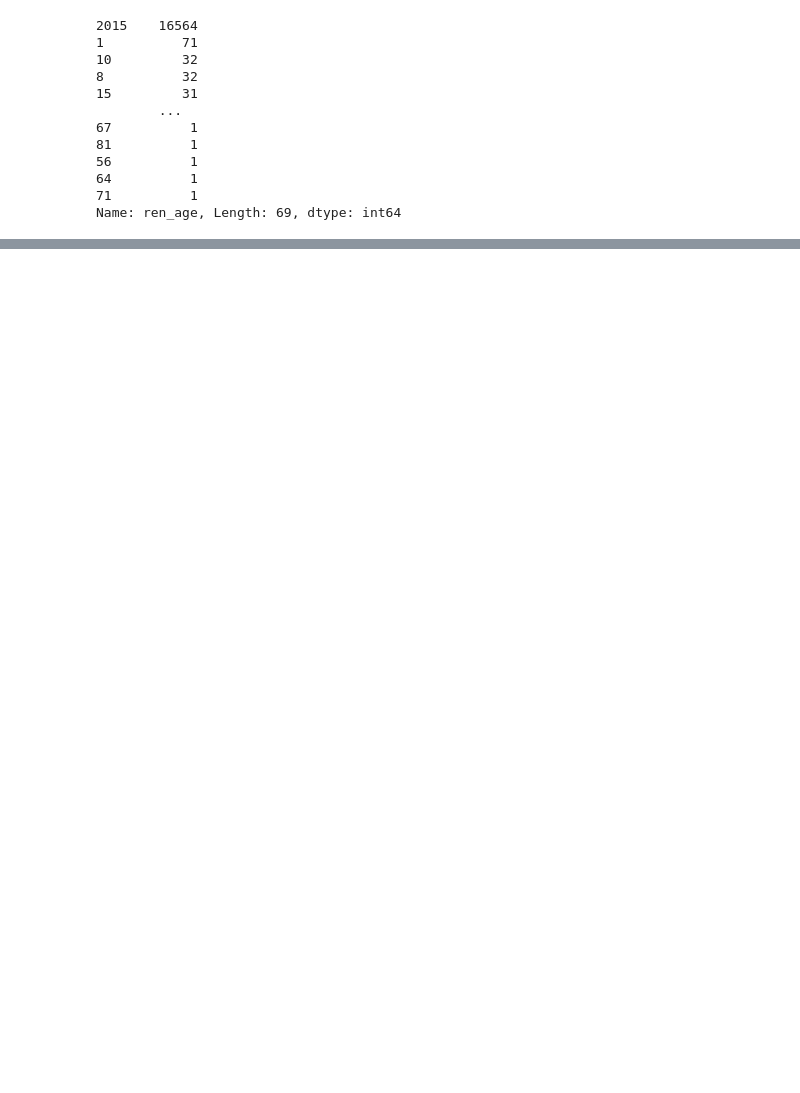
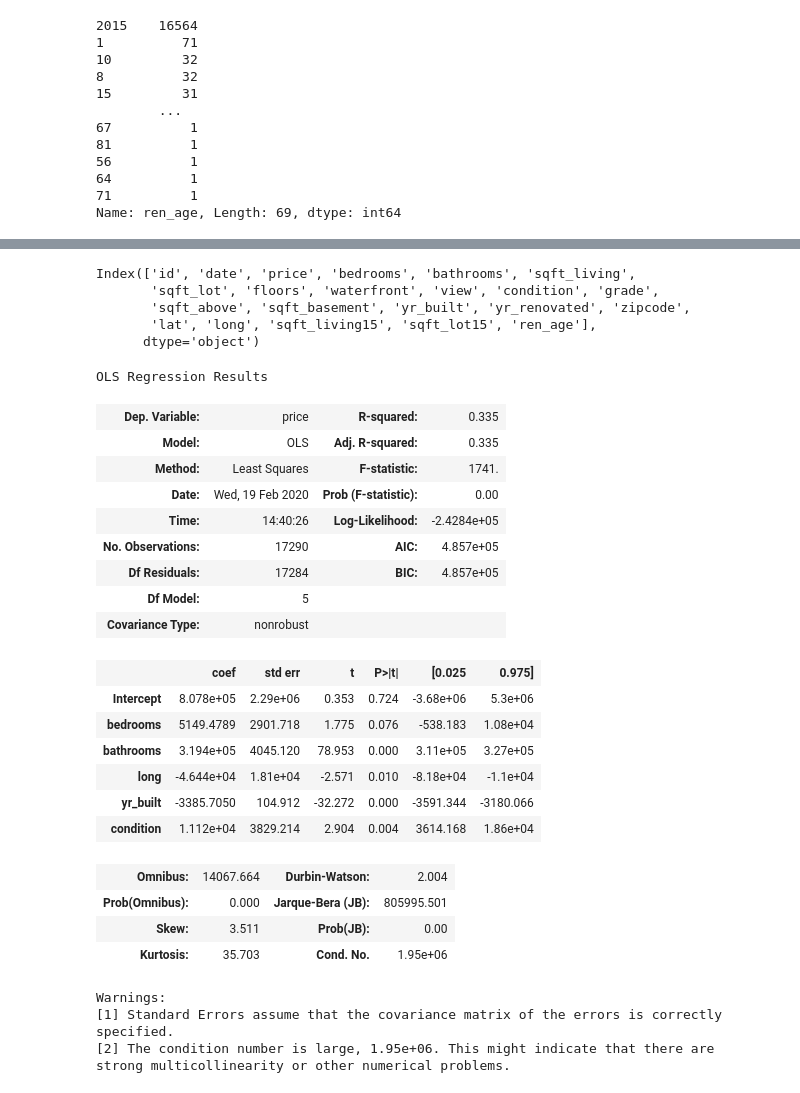
Before and after one commit to jacksonbull87/nyc-mhtn-ds-010620-lectures, a Jupyter notebook: week-6/KC_house_data/KCdataNew.ipynb, the cells around one changed output, grey strips where cells are left out. Drawn from its saved outputs; the diff is of its cells as text; code cells hidden in the pictures; blank space fills up the shorter version.

```diff
--- a/week-6/KC_house_data/KCdataNew.ipynb
+++ b/week-6/KC_house_data/KCdataNew.ipynb
@@ -69,0 +75,8 @@ Name: ren_age, Length: 68, dtype: int64
+# %%
+df.columns
+# %% [output]
+Index(['id', 'date', 'price', 'bedrooms', 'bathrooms', 'sqft_living',
+       'sqft_lot', 'floors', 'waterfront', 'view', 'condition', 'grade',
+       'sqft_above', 'sqft_basement', 'yr_built', 'yr_renovated', 'zipcode',
+       'lat', 'long', 'sqft_living15', 'sqft_lot15', 'ren_age'],
+      dtype='object')
@@ -69,0 +89,31 @@ Name: ren_age, Length: 68, dtype: int64
+# %%
+lr_model = ols(formula='price~bedrooms+bathrooms+long+yr_built+condition', data=df).fit()
+lr_model1 = ols(formula='price_scaled~bedrooms_scaled+bathrooms_scaled+long_scaled+yr_built_scaled+condition_scaled', data=df).fit()
+# %%
+lr_model.summary()
+# %% [output]
+OLS Regression Results
+| Dep. Variable: | price | R-squared: | 0.335 |
+| Model: | OLS | Adj. R-squared: | 0.335 |
+| Method: | Least Squares | F-statistic: | 1741. |
+| Date: | Wed, 19 Feb 2020 | Prob (F-statistic): | 0.00 |
+| Time: | 14:40:26 | Log-Likelihood: | -2.4284e+05 |
+| No. Observations: | 17290 | AIC: | 4.857e+05 |
+| Df Residuals: | 17284 | BIC: | 4.857e+05 |
+| Df Model: | 5 |  |  |
+| Covariance Type: | nonrobust |  |  |
+|  | coef | std err | t | P>|t| | [0.025 | 0.975] |
+| Intercept | 8.078e+05 | 2.29e+06 | 0.353 | 0.724 | -3.68e+06 | 5.3e+06 |
+| bedrooms | 5149.4789 | 2901.718 | 1.775 | 0.076 | -538.183 | 1.08e+04 |
+| bathrooms | 3.194e+05 | 4045.120 | 78.953 | 0.000 | 3.11e+05 | 3.27e+05 |
+| long | -4.644e+04 | 1.81e+04 | -2.571 | 0.010 | -8.18e+04 | -1.1e+04 |
+| yr_built | -3385.7050 | 104.912 | -32.272 | 0.000 | -3591.344 | -3180.066 |
+| condition | 1.112e+04 | 3829.214 | 2.904 | 0.004 | 3614.168 | 1.86e+04 |
+| Omnibus: | 14067.664 | Durbin-Watson: | 2.004 |
+| Prob(Omnibus): | 0.000 | Jarque-Bera (JB): | 805995.501 |
+| Skew: | 3.511 | Prob(JB): | 0.00 |
+| Kurtosis: | 35.703 | Cond. No. | 1.95e+06 |
+Warnings:
+[1] Standard Errors assume that the covariance matrix of the errors is correctly specified.
+[2] The condition number is large, 1.95e+06. This might indicate that there are
+strong multicollinearity or other numerical problems.
```
Also changed, not shown: parts of 15 cells of this notebook, 2 other files.
